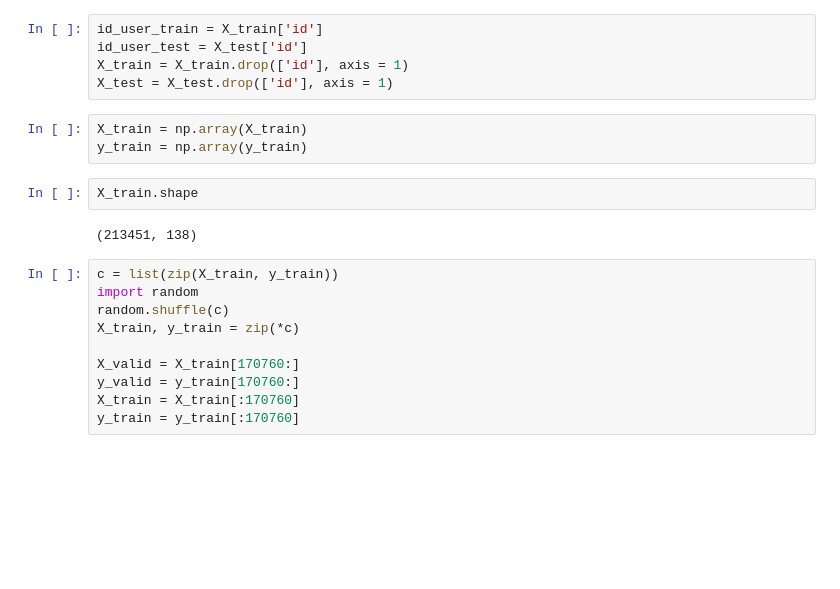
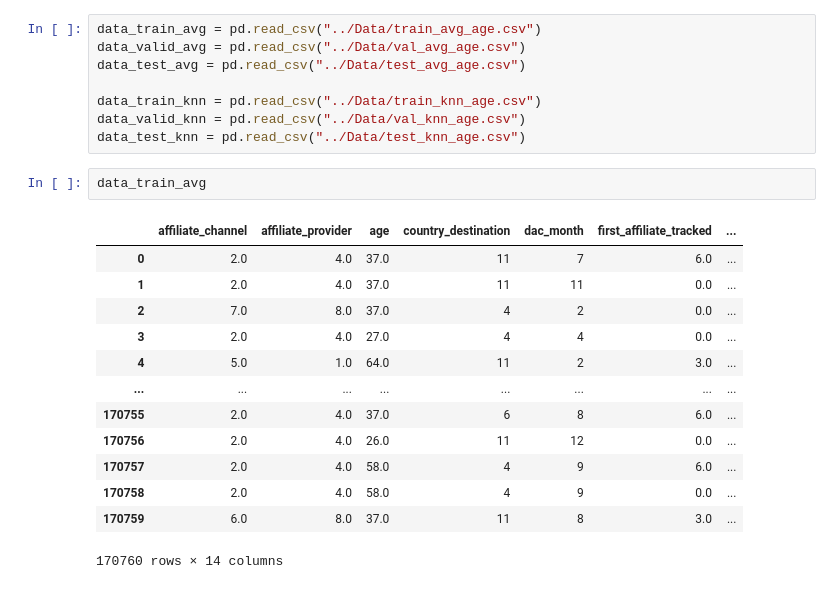
Before and after one commit to VLGIN/MachineLearning, a Jupyter notebook: ann/model_ann_4_5.ipynb, the cells around one changed output. Saved outputs shown, nothing was run; the diff lists cells and outputs as text; blank space fills up the shorter version.

```diff
--- a/ann/model_ann_4_5.ipynb
+++ b/ann/model_ann_4_5.ipynb
@@ -24,22 +8,24 @@ X_train.head()
-# %%
-id_user_train = X_train['id']
-id_user_test = X_test['id']
-X_train = X_train.drop(['id'], axis = 1)
-X_test = X_test.drop(['id'], axis = 1)
-# %%
-X_train = np.array(X_train)
-y_train = np.array(y_train)
-# %%
-X_train.shape
-# %% [output]
-(213451, 138)
-# %%
-c = list(zip(X_train, y_train))
-import random
-random.shuffle(c)
-X_train, y_train = zip(*c)
-
-X_valid = X_train[170760:]
-y_valid = y_train[170760:]
-X_train = X_train[:170760]
-y_train = y_train[:170760]
+# %%
+data_train_avg = pd.read_csv("../Data/train_avg_age.csv")
+data_valid_avg = pd.read_csv("../Data/val_avg_age.csv")
+data_test_avg = pd.read_csv("../Data/test_avg_age.csv")
+
+data_train_knn = pd.read_csv("../Data/train_knn_age.csv")
+data_valid_knn = pd.read_csv("../Data/val_knn_age.csv")
+data_test_knn = pd.read_csv("../Data/test_knn_age.csv")
+# %%
+data_train_avg
+# %% [output]
+|  | affiliate_channel | affiliate_provider | age | country_destination | dac_month | first_affiliate_tracked | ... |
+| 0 | 2.0 | 4.0 | 37.0 | 11 | 7 | 6.0 | ... |
+| 1 | 2.0 | 4.0 | 37.0 | 11 | 11 | 0.0 | ... |
+| 2 | 7.0 | 8.0 | 37.0 | 4 | 2 | 0.0 | ... |
+| 3 | 2.0 | 4.0 | 27.0 | 4 | 4 | 0.0 | ... |
+| 4 | 5.0 | 1.0 | 64.0 | 11 | 2 | 3.0 | ... |
+| ... | ... | ... | ... | ... | ... | ... | ... |
+| 170755 | 2.0 | 4.0 | 37.0 | 6 | 8 | 6.0 | ... |
+| 170756 | 2.0 | 4.0 | 26.0 | 11 | 12 | 0.0 | ... |
+| 170757 | 2.0 | 4.0 | 58.0 | 4 | 9 | 6.0 | ... |
+| 170758 | 2.0 | 4.0 | 58.0 | 4 | 9 | 0.0 | ... |
+| 170759 | 6.0 | 8.0 | 37.0 | 11 | 8 | 3.0 | ... |
+170760 rows × 14 columns
```
Also changed, not shown: parts of 26 cells of this notebook, 11 other files.
